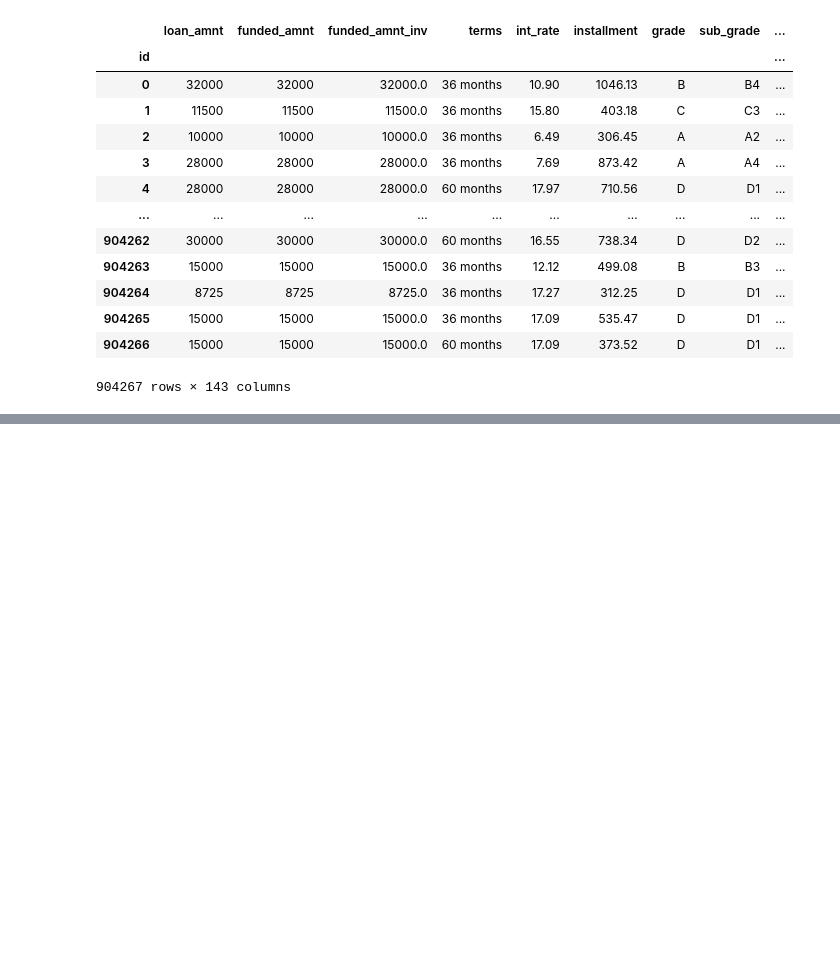
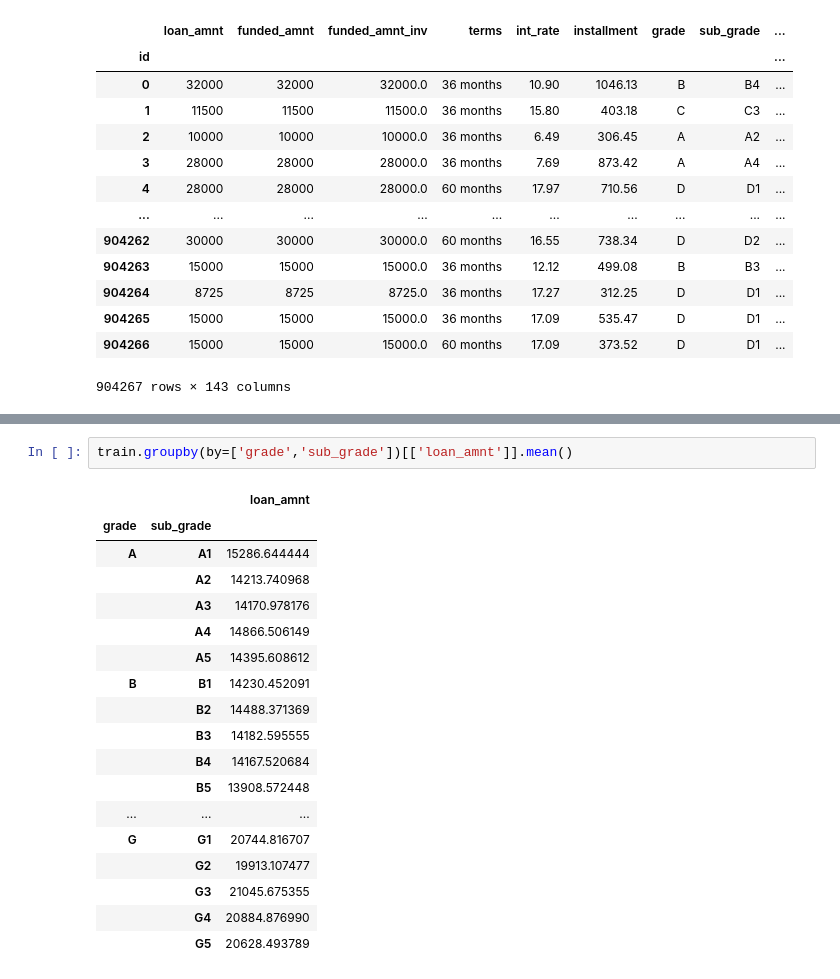
Before and after one commit to ashen007/pandas_data_analysis, a Jupyter notebook: v_2/c_3.ipynb, the cells around one changed output, grey strips where cells are left out. Drawn from its saved outputs; the diff is of its cells as text; blank space fills up the shorter version.

```diff
--- a/v_2/c_3.ipynb
+++ b/v_2/c_3.ipynb
@@ -68,0 +91,21 @@ train
+# %%
+train.groupby(by=['grade','sub_grade'])[['loan_amnt']].mean()
+# %% [output]
+|  |  | loan_amnt |
+| grade | sub_grade |  |
+| A | A1 | 15286.644444 |
+|  | A2 | 14213.740968 |
+|  | A3 | 14170.978176 |
+|  | A4 | 14866.506149 |
+|  | A5 | 14395.608612 |
+| B | B1 | 14230.452091 |
+|  | B2 | 14488.371369 |
+|  | B3 | 14182.595555 |
+|  | B4 | 14167.520684 |
+|  | B5 | 13908.572448 |
+| ... | ... | ... |
+| G | G1 | 20744.816707 |
+|  | G2 | 19913.107477 |
+|  | G3 | 21045.675355 |
+|  | G4 | 20884.876990 |
+|  | G5 | 20628.493789 |
```
Also changed, not shown: parts of 2 cells of this notebook.
